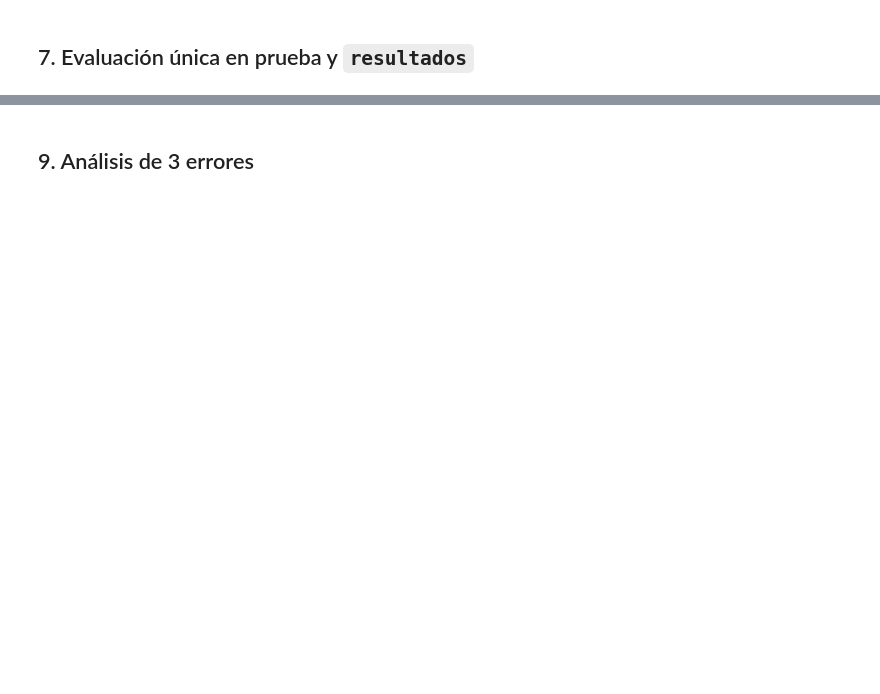
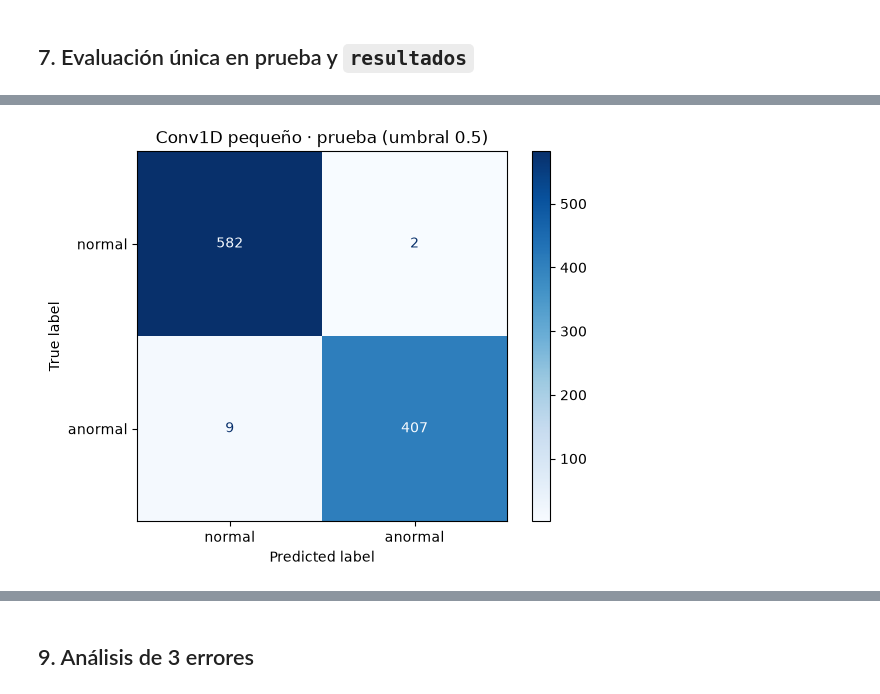
Before and after one commit to LuisPablo54/aa3-examen-p2-equipo-LuisFranMares, a Jupyter notebook: ecg/DEV_ecg.ipynb, the cells around one changed output, grey strips where cells are left out. Drawn from its saved outputs; the diff is of its cells as text; code cells hidden in the pictures; blank space fills up the shorter version.

```diff
--- a/ecg/DEV_ecg.ipynb
+++ b/ecg/DEV_ecg.ipynb
@@ -63,0 +191,7 @@ MLP, Conv1D, GRU/LSTM. EarlyStopping sobre `val_loss`. Elegir con validación.
+# %%
+MARGEN = 0.96
+candidatos = val[(val["sensibilidad"] >= MARGEN) & (val["especificidad"] >= MARGEN) & (val["parametros"] <= 20_000)]
+elegido = candidatos.sort_values("parametros").iloc[0]["modelo"]
+modelo_elegido = modelos[elegido]
+print("Cumplen con margen:", list(candidatos["modelo"]))
+print("Elegido:", elegido, f"({params[elegido]:,} parámetros)")
@@ -71,0 +203,17 @@ MLP, Conv1D, GRU/LSTM. EarlyStopping sobre `val_loss`. Elegir con validación.
+# %%
+# Evaluación ÚNICA en prueba: los modelos ya están congelados y la elección ya se hizo arriba.
+prob_prueba = {"Línea base (clase más frecuente)": base.predict_proba(X_prueba)[:, 1]}
+for nombre, (_, _, secuencia) in especificacion.items():
+    prob_prueba[nombre] = modelos[nombre].predict(X_prueba_s if secuencia else X_prueba, verbose=0).ravel()
+
+filas = []
+for n, p in prob_prueba.items():
+    r = metricas(y_prueba, p)
+    filas.append({"modelo": n, "tipo": tipos[n], "parametros": params[n],
+                  "sensibilidad": round(r["sensibilidad"], 4), "especificidad": round(r["especificidad"], 4),
+                  "auc": round(r["auc"], 4),
+                  "cumple": bool(r["cumple_metricas"] and params[n] <= 20_000),
+                  "elegido": n == elegido})
+resultados = pd.DataFrame(filas, columns=["modelo","tipo","parametros","sensibilidad","especificidad","auc","cumple","elegido"])
+resultados.to_csv("resultados_ecg.csv", index=False)
+resultados
@@ -71,0 +226,7 @@ MLP, Conv1D, GRU/LSTM. EarlyStopping sobre `val_loss`. Elegir con validación.
+# %%
+from sklearn.metrics import ConfusionMatrixDisplay
+pred_prueba = (prob_prueba[elegido] >= 0.5).astype(int)
+ConfusionMatrixDisplay.from_predictions(y_prueba, pred_prueba, display_labels=["normal", "anormal"], cmap="Blues")
+plt.title(f"{elegido} · prueba (umbral 0.5)"); plt.show()
+# %% [output]
+[figure, added]
```
Also changed, not shown: parts of 25 cells of this notebook.
